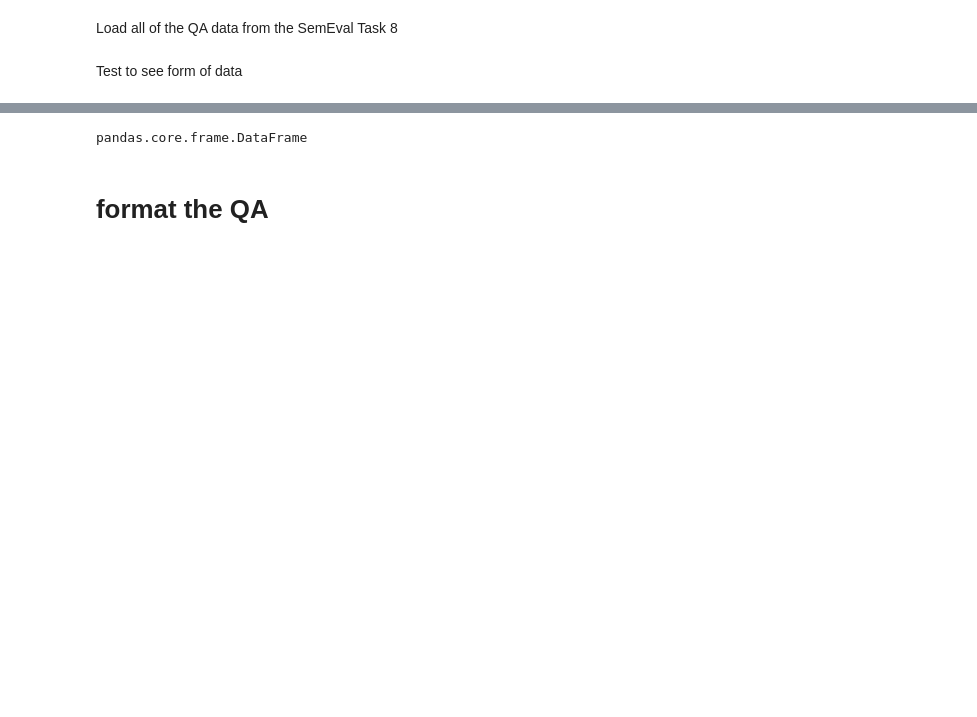
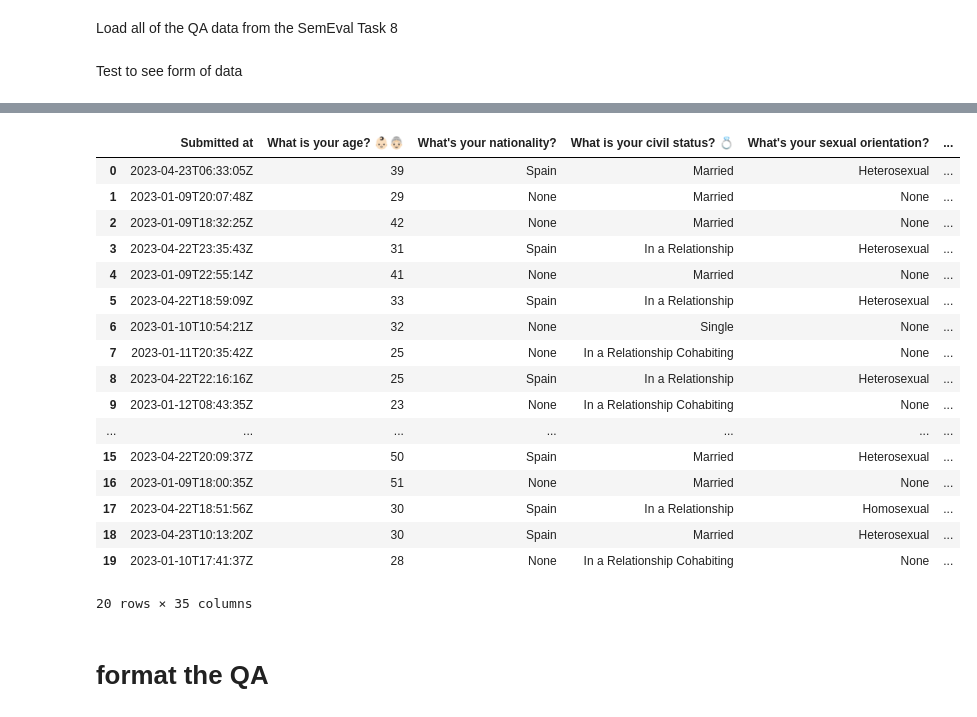
Before and after one commit to clouchheim/Tabular_Data_QA, a Jupyter notebook: load_databench_data.ipynb, the cells around one changed output, grey strips where cells are left out. Drawn from its saved outputs; the diff is of its cells as text; code cells hidden in the pictures; blank space fills up the shorter version.

```diff
--- a/load_databench_data.ipynb
+++ b/load_databench_data.ipynb
@@ -61,10 +64,27 @@ forbes_qa
 # %%
 # sample dataset (20 colums)
 sample_df = pd.read_parquet(f"hf://datasets/cardiffnlp/databench/data/{df_id}/sample.parquet")
-# %%
-type(sample_df)#[:10]
-# %% [output]
-pandas.core.frame.DataFrame
+# %%
+sample_df
+# %% [output]
+|  | Submitted at | What is your age? 👶🏻👵🏻 | What's your nationality? | What is your civil status? 💍 | What's your sexual orientation? | ... |
+| 0 | 2023-04-23T06:33:05Z | 39 | Spain | Married | Heterosexual | ... |
+| 1 | 2023-01-09T20:07:48Z | 29 | None | Married | None | ... |
+| 2 | 2023-01-09T18:32:25Z | 42 | None | Married | None | ... |
+| 3 | 2023-04-22T23:35:43Z | 31 | Spain | In a Relationship | Heterosexual | ... |
+| 4 | 2023-01-09T22:55:14Z | 41 | None | Married | None | ... |
+| 5 | 2023-04-22T18:59:09Z | 33 | Spain | In a Relationship | Heterosexual | ... |
+| 6 | 2023-01-10T10:54:21Z | 32 | None | Single | None | ... |
+| 7 | 2023-01-11T20:35:42Z | 25 | None | In a Relationship Cohabiting | None | ... |
+| 8 | 2023-04-22T22:16:16Z | 25 | Spain | In a Relationship | Heterosexual | ... |
+| 9 | 2023-01-12T08:43:35Z | 23 | None | In a Relationship Cohabiting | None | ... |
+| ... | ... | ... | ... | ... | ... | ... |
+| 15 | 2023-04-22T20:09:37Z | 50 | Spain | Married | Heterosexual | ... |
+| 16 | 2023-01-09T18:00:35Z | 51 | None | Married | None | ... |
+| 17 | 2023-04-22T18:51:56Z | 30 | Spain | In a Relationship | Homosexual | ... |
+| 18 | 2023-04-23T10:13:20Z | 30 | Spain | Married | Heterosexual | ... |
+| 19 | 2023-01-10T17:41:37Z | 28 | None | In a Relationship Cohabiting | None | ... |
+20 rows × 35 columns
 # %% [markdown]
 # format the QA
 # %%
```
Also changed, not shown: parts of 4 cells of this notebook.
